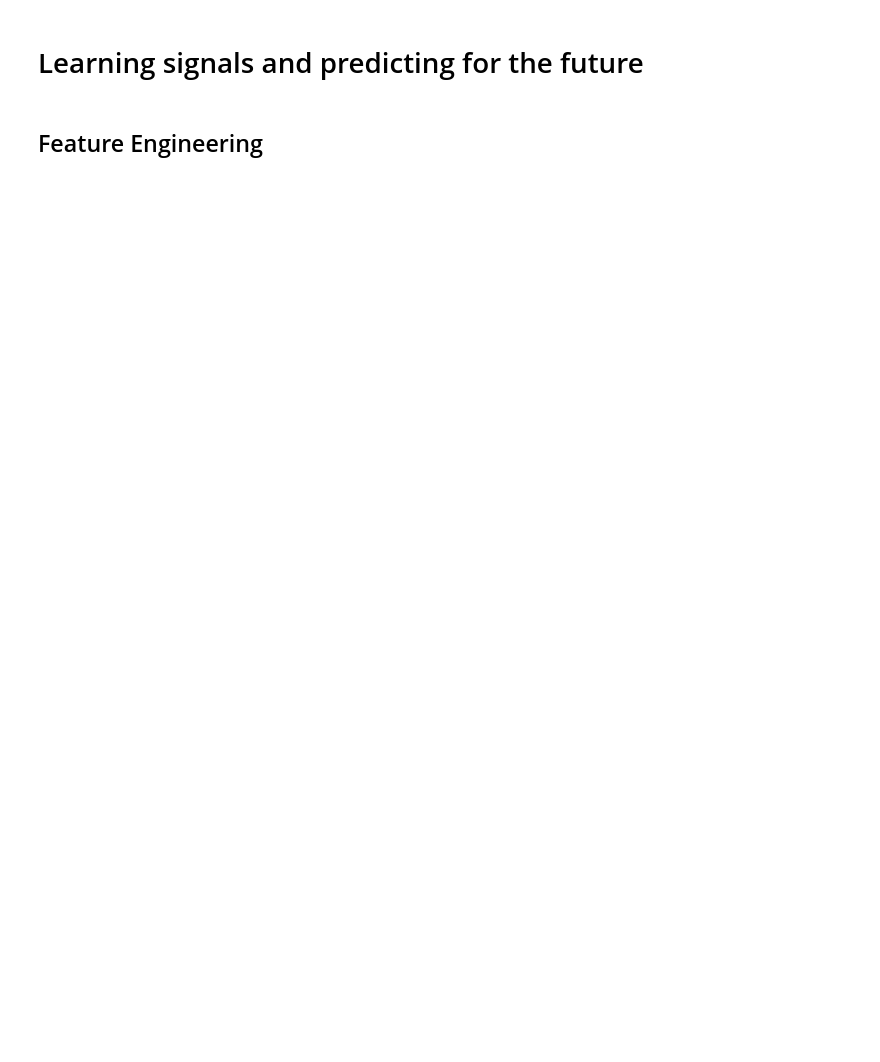
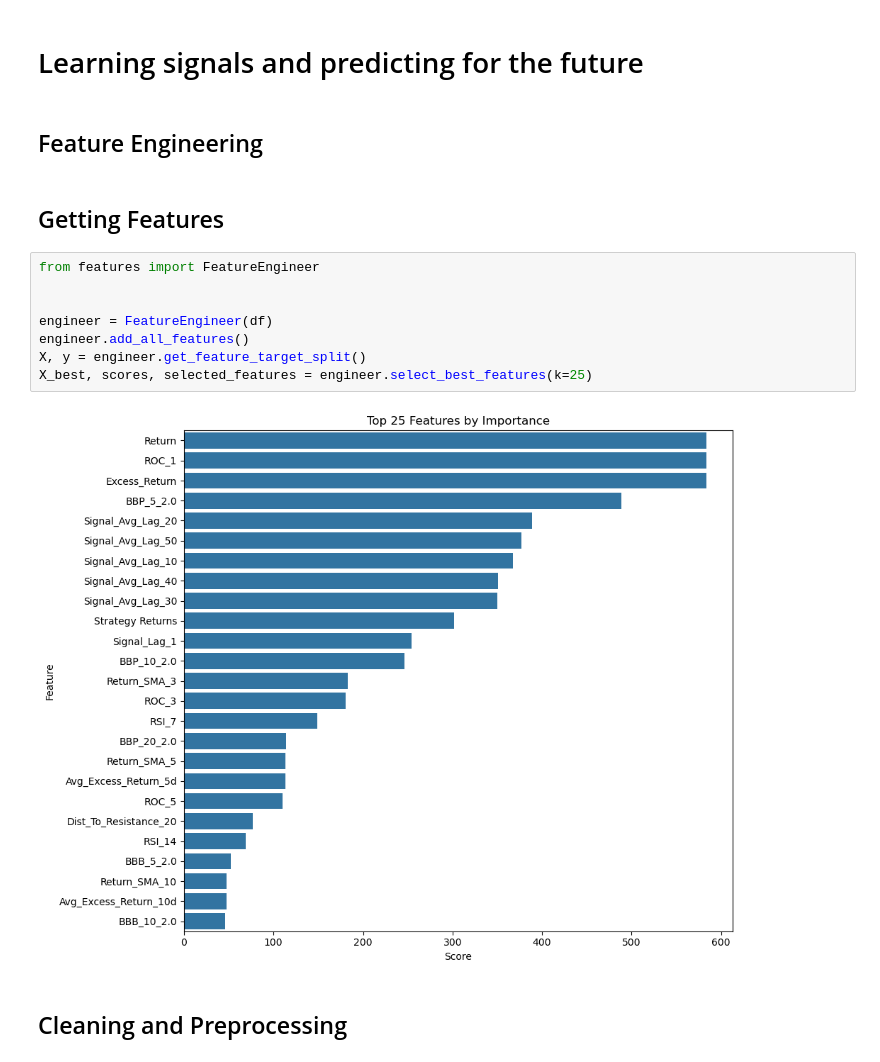
Before and after one commit to Hatimqr/Crypto-Trading, a Jupyter notebook: ML/main.ipynb, the cells around one changed output. Cells and saved outputs as stored; diff of their text form; blank space fills up the shorter version.

```diff
--- a/ML/main.ipynb
+++ b/ML/main.ipynb
@@ -243,3 +67,17 @@ strat.df
 # Learning signals and predicting for the future
 # %% [markdown]
 ## Feature Engineering
+# %% [markdown]
+## Getting Features
+# %%
+from features import FeatureEngineer
+
+
+engineer = FeatureEngineer(df)
+engineer.add_all_features()
+X, y = engineer.get_feature_target_split()
+X_best, scores, selected_features = engineer.select_best_features(k=25)
+# %% [output]
+[figure, added]
+# %% [markdown]
+## Cleaning and Preprocessing
```
Also changed, not shown: parts of 19 cells of this notebook, 6 other files.
